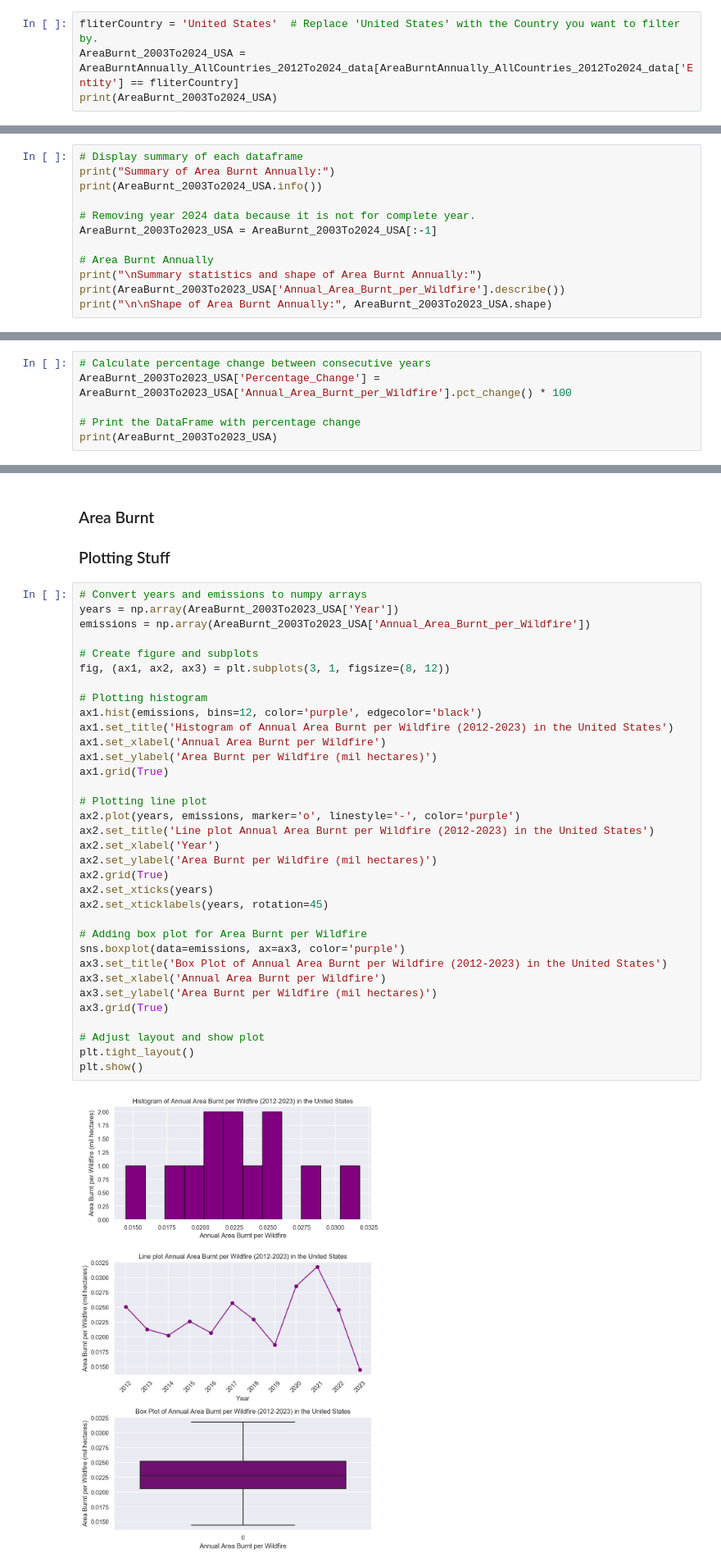
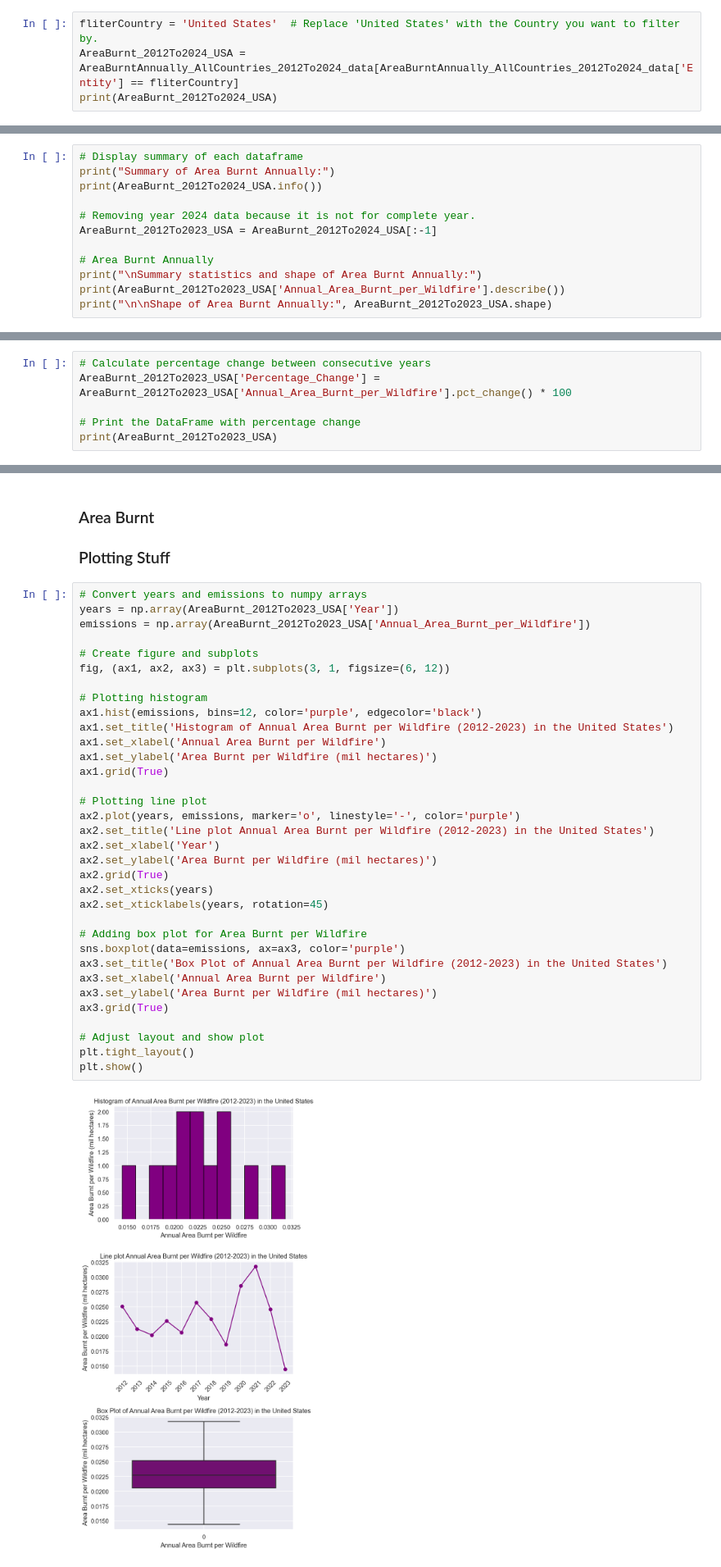
Before and after one commit to INFO6150-DataScience/wildfire-analytics-modelling, a Jupyter notebook: WildFire_EDA.ipynb, the cells around one changed output, grey strips where cells are left out. Shown at 82% size. Saved outputs shown, nothing was run; the diff lists cells and outputs as text.

```diff
--- a/WildFire_EDA.ipynb
+++ b/WildFire_EDA.ipynb
@@ -485,8 +482,8 @@ plt.show()
 #### Area Burnt
 # %%
 fliterCountry = 'United States'  # Replace 'United States' with the Country you want to filter by.
-AreaBurnt_2003To2024_USA = AreaBurntAnnually_AllCountries_2012To2024_data[AreaBurntAnnually_AllCountries_2012To2024_data['Entity'] == fliterCountry]
-print(AreaBurnt_2003To2024_USA)
+AreaBurnt_2012To2024_USA = AreaBurntAnnually_AllCountries_2012To2024_data[AreaBurntAnnually_AllCountries_2012To2024_data['Entity'] == fliterCountry]
+print(AreaBurnt_2012To2024_USA)
 # %% [output]
              Entity Code  Year  Annual_Area_Burnt_per_Wildfire
 2258  United States  USA  2012                        0.025085
@@ -505,15 +502,15 @@ print(AreaBurnt_2003To2024_USA)
 # %%
 # Display summary of each dataframe
 print("Summary of Area Burnt Annually:")
-print(AreaBurnt_2003To2024_USA.info())
+print(AreaBurnt_2012To2024_USA.info())
 
 # Removing year 2024 data because it is not for complete year.
-AreaBurnt_2003To2023_USA = AreaBurnt_2003To2024_USA[:-1]
+AreaBurnt_2012To2023_USA = AreaBurnt_2012To2024_USA[:-1]
 
 # Area Burnt Annually
 print("\nSummary statistics and shape of Area Burnt Annually:")
-print(AreaBurnt_2003To2023_USA['Annual_Area_Burnt_per_Wildfire'].describe())
-print("\n\nShape of Area Burnt Annually:", AreaBurnt_2003To2023_USA.shape)
+print(AreaBurnt_2012To2023_USA['Annual_Area_Burnt_per_Wildfire'].describe())
+print("\n\nShape of Area Burnt Annually:", AreaBurnt_2012To2023_USA.shape)
 # %% [output]
 Summary of Area Burnt Annually:
 <class 'pandas.core.frame.DataFrame'>
@@ -534,10 +531,10 @@ Name: Annual_Area_Burnt_per_Wildfire, dtype: float64
 Shape of Area Burnt Annually: (12, 4)
 # %%
 # Calculate percentage change between consecutive years
-AreaBurnt_2003To2023_USA['Percentage_Change'] = AreaBurnt_2003To2023_USA['Annual_Area_Burnt_per_Wildfire'].pct_change() * 100
+AreaBurnt_2012To2023_USA['Percentage_Change'] = AreaBurnt_2012To2023_USA['Annual_Area_Burnt_per_Wildfire'].pct_change() * 100
 
 # Print the DataFrame with percentage change
-print(AreaBurnt_2003To2023_USA)
+print(AreaBurnt_2012To2023_USA)
 # %% [output]
              Entity Code  Year  Annual_Area_Burnt_per_Wildfire  \
 2258  United States  USA  2012                        0.025085
@@ -566,40 +563,40 @@ See the caveats in the documentation: https://pandas.pydata.org/pandas-docs/stab
 ### Plotting Stuff
 # %%
 # Convert years and emissions to numpy arrays
-years = np.array(AreaBurnt_2003To2023_USA['Year'])
-emissions = np.array(AreaBurnt_2003To2023_USA['Annual_Area_Burnt_per_Wildfire'])
+years = np.array(AreaBurnt_2012To2023_USA['Year'])
+emissions = np.array(AreaBurnt_2012To2023_USA['Annual_Area_Burnt_per_Wildfire'])
 
 # Create figure and subplots
-fig, (ax1, ax2, ax3) = plt.subplots(3, 1, figsize=(8, 12))
+fig, (ax1, ax2, ax3) = plt.subplots(3, 1, figsize=(6, 12))
 
 # Plotting histogram
 ax1.hist(emissions, bins=12, color='purple', edgecolor='black')
 ax1.set_title('Histogram of Annual Area Burnt per Wildfire (2012-2023) in the United States')
 ax1.set_xlabel('Annual Area Burnt per Wildfire')
 ax1.set_ylabel('Area Burnt per Wildfire (mil hectares)')
 ax1.grid(True)
 
 # Plotting line plot
 ax2.plot(years, emissions, marker='o', linestyle='-', color='purple')
 ax2.set_title('Line plot Annual Area Burnt per Wildfire (2012-2023) in the United States')
 ax2.set_xlabel('Year')
 ax2.set_ylabel('Area Burnt per Wildfire (mil hectares)')
 ax2.grid(True)
 ax2.set_xticks(years)
 ax2.set_xticklabels(years, rotation=45)
 
 # Adding box plot for Area Burnt per Wildfire
 sns.boxplot(data=emissions, ax=ax3, color='purple')
 ax3.set_title('Box Plot of Annual Area Burnt per Wildfire (2012-2023) in the United States')
 ax3.set_xlabel('Annual Area Burnt per Wildfire')
 ax3.set_ylabel('Area Burnt per Wildfire (mil hectares)')
 ax3.grid(True)
 
 # Adjust layout and show plot
 plt.tight_layout()
 plt.show()
 # %% [output]
-[figure, old version]
+[figure, new version]
 # %% [markdown]
 ### Flitering DF for India Specific Data.
 # %% [markdown]
```
Also changed, not shown: parts of 43 cells of this notebook, 1 other file.
